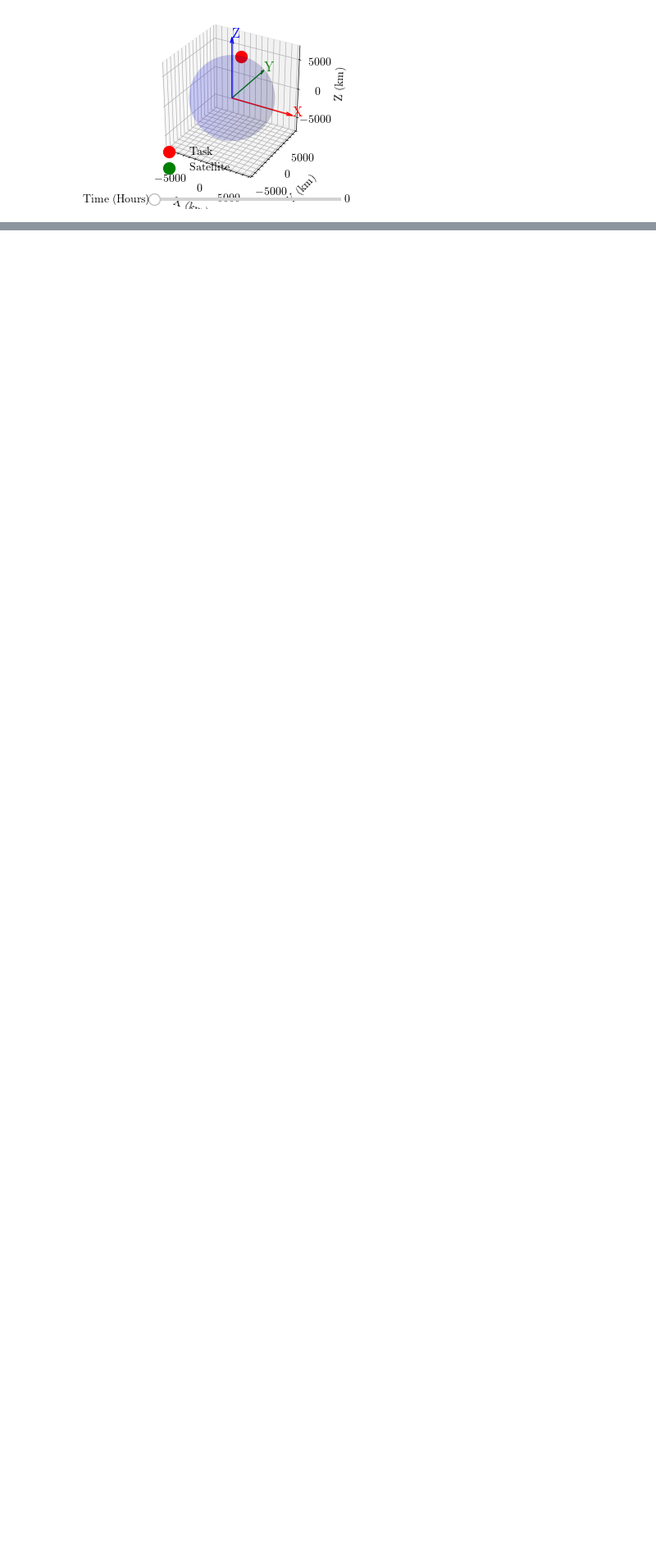
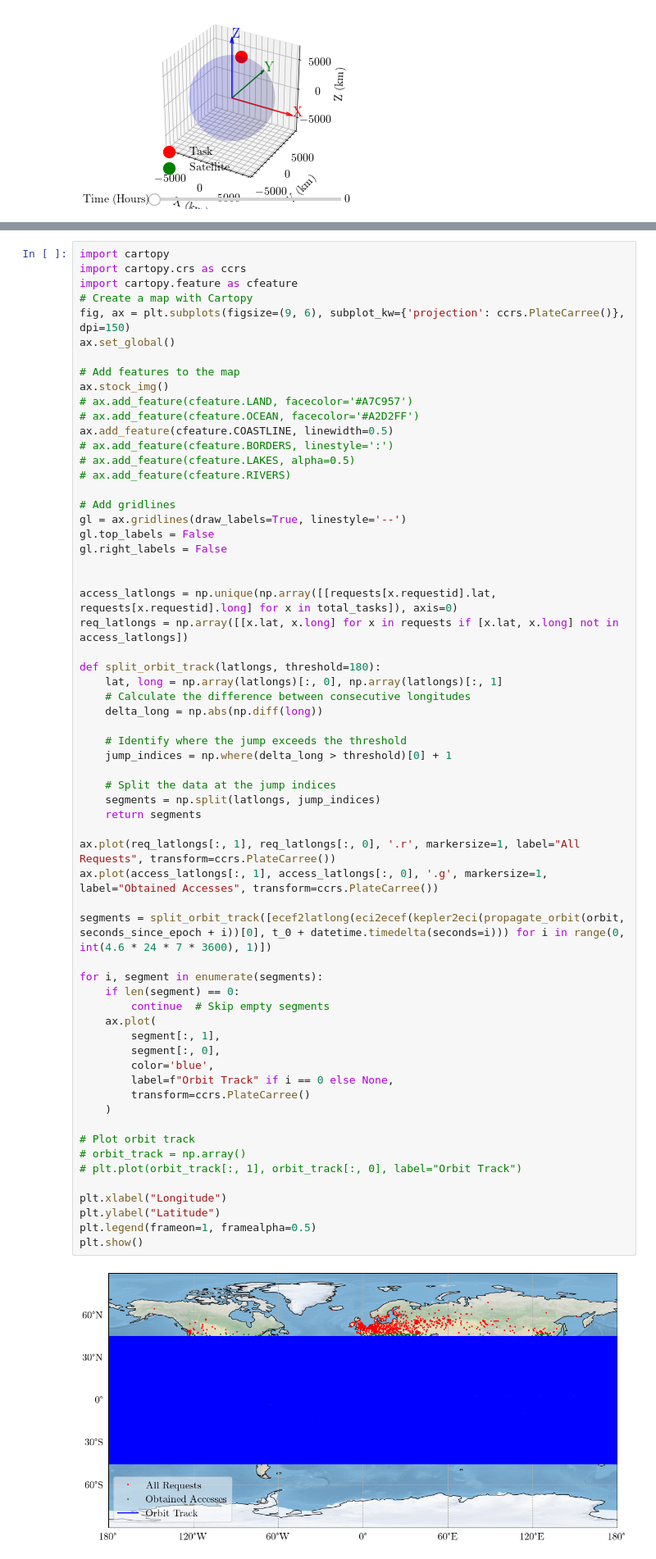
Before and after one commit to Shreeyam/phd_code, a Jupyter notebook: notebooks/exploration/request_generation.ipynb, the cells around one changed output, grey strips where cells are left out. Shown at 82% size. Saved outputs shown, nothing was run; the diff lists cells and outputs as text; blank space fills up the shorter version.

Commit message:
finalize access gen exploration notebook

```diff
--- a/notebooks/exploration/request_generation.ipynb
+++ b/notebooks/exploration/request_generation.ipynb
@@ -441,3 +507,67 @@ plt.show()
+# %%
+import cartopy
+import cartopy.crs as ccrs
+import cartopy.feature as cfeature
+# Create a map with Cartopy
+fig, ax = plt.subplots(figsize=(9, 6), subplot_kw={'projection': ccrs.PlateCarree()}, dpi=150)
+ax.set_global()
+
+# Add features to the map
+ax.stock_img()
+# ax.add_feature(cfeature.LAND, facecolor='#A7C957')
+# ax.add_feature(cfeature.OCEAN, facecolor='#A2D2FF')
+ax.add_feature(cfeature.COASTLINE, linewidth=0.5)
+# ax.add_feature(cfeature.BORDERS, linestyle=':')
+# ax.add_feature(cfeature.LAKES, alpha=0.5)
+# ax.add_feature(cfeature.RIVERS)
+
+# Add gridlines
+gl = ax.gridlines(draw_labels=True, linestyle='--')
+gl.top_labels = False
+gl.right_labels = False
+
+
+access_latlongs = np.unique(np.array([[requests[x.requestid].lat, requests[x.requestid].long] for x in total_tasks]), axis=0)
+req_latlongs = np.array([[x.lat, x.long] for x in requests if [x.lat, x.long] not in access_latlongs])
+
+def split_orbit_track(latlongs, threshold=180):
+    lat, long = np.array(latlongs)[:, 0], np.array(latlongs)[:, 1]
+    # Calculate the difference between consecutive longitudes
+    delta_long = np.abs(np.diff(long))
+
+    # Identify where the jump exceeds the threshold
+    jump_indices = np.where(delta_long > threshold)[0] + 1
+
+    # Split the data at the jump indices
+    segments = np.split(latlongs, jump_indices)
+    return segments
+
+ax.plot(req_latlongs[:, 1], req_latlongs[:, 0], '.r', markersize=1, label="All Requests", transform=ccrs.PlateCarree())
+ax.plot(access_latlongs[:, 1], access_latlongs[:, 0], '.g', markersize=1, label="Obtained Accesses", transform=ccrs.PlateCarree())
+
+segments = split_orbit_track([ecef2latlong(eci2ecef(kepler2eci(propagate_orbit(orbit, seconds_since_epoch + i))[0], t_0 + datetime.timedelta(seconds=i))) for i in range(0, int(4.6 * 24 * 7 * 3600), 1)])
+
+for i, segment in enumerate(segments):
+    if len(segment) == 0:
+        continue  # Skip empty segments
+    ax.plot(
+        segment[:, 1],
+        segment[:, 0],
+        color='blue',
+        label=f"Orbit Track" if i == 0 else None,
+        transform=ccrs.PlateCarree()
+    )
+
+# Plot orbit track
+# orbit_track = np.array()
+# plt.plot(orbit_track[:, 1], orbit_track[:, 0], label="Orbit Track")
+
+plt.xlabel("Longitude")
+plt.ylabel("Latitude")
+plt.legend(frameon=1, framealpha=0.5)
+plt.show()
+# %% [output]
+[figure, added]
 # %%
 plt.figure(figsize=(10, 5))
 plt.plot(([(x.time - t_0).total_seconds() for x in total_tasks]))
```
Also changed, not shown: parts of 13 cells of this notebook, 1 other file.
